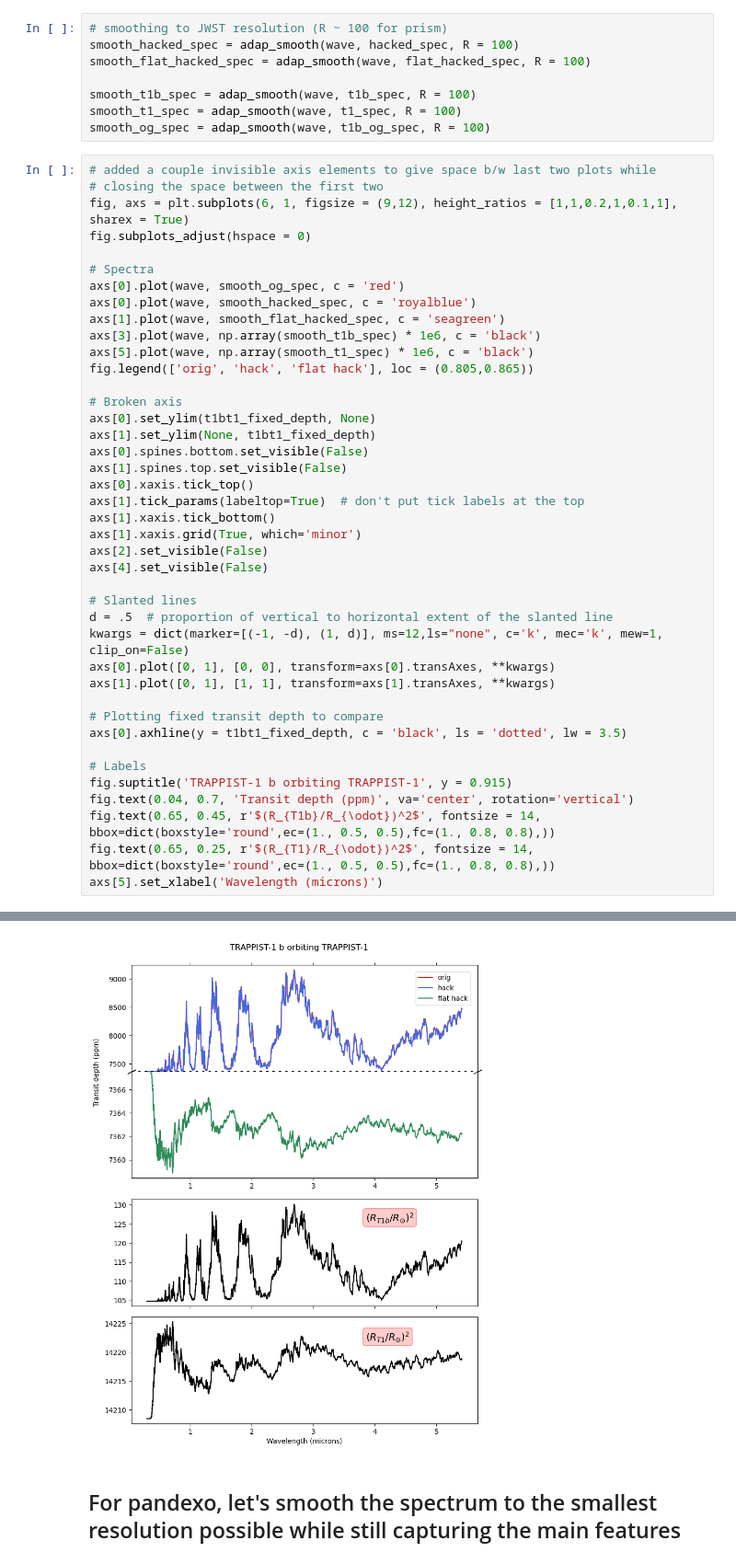
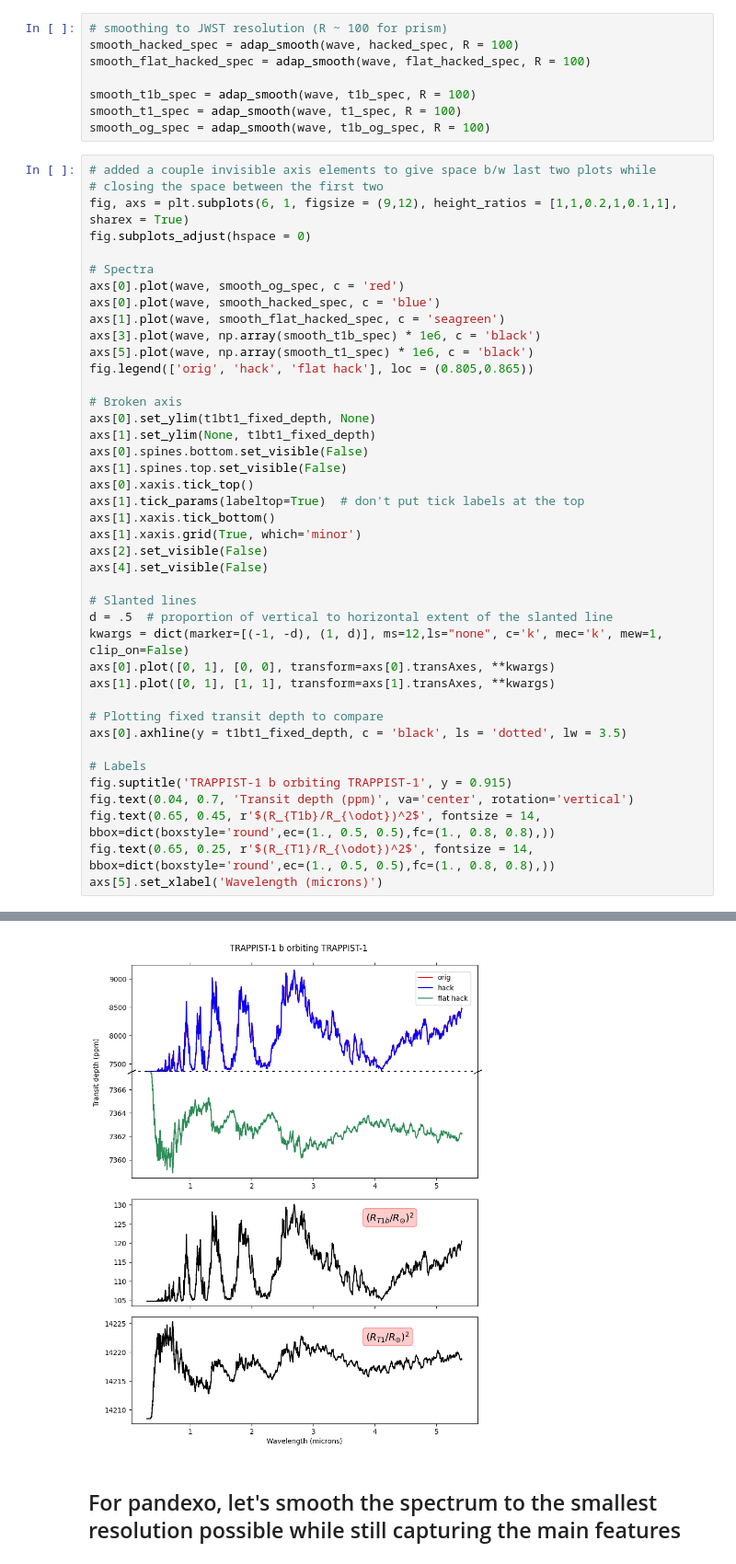
Before and after one commit to steph-coffey/first-year-project, a Jupyter notebook: hacking trappist.ipynb, the cells around one changed output, grey strips where cells are left out. Shown at 92% size. Cells and saved outputs as stored; diff of their text form.

```diff
--- a/hacking trappist.ipynb
+++ b/hacking trappist.ipynb
@@ -87,7 +87,7 @@ fig.subplots_adjust(hspace = 0)
 
 # Spectra
 axs[0].plot(wave, smooth_og_spec, c = 'red')
-axs[0].plot(wave, smooth_hacked_spec, c = 'royalblue')
+axs[0].plot(wave, smooth_hacked_spec, c = 'blue')
 axs[1].plot(wave, smooth_flat_hacked_spec, c = 'seagreen')
 axs[3].plot(wave, np.array(smooth_t1b_spec) * 1e6, c = 'black')
 axs[5].plot(wave, np.array(smooth_t1_spec) * 1e6, c = 'black')
@@ -95,34 +95,34 @@ fig.legend(['orig', 'hack', 'flat hack'], loc = (0.805,0.865))
 
 # Broken axis
 axs[0].set_ylim(t1bt1_fixed_depth, None)
 axs[1].set_ylim(None, t1bt1_fixed_depth)
 axs[0].spines.bottom.set_visible(False)
 axs[1].spines.top.set_visible(False)
 axs[0].xaxis.tick_top()
 axs[1].tick_params(labeltop=True)  # don't put tick labels at the top
 axs[1].xaxis.tick_bottom()
 axs[1].xaxis.grid(True, which='minor')
 axs[2].set_visible(False)
 axs[4].set_visible(False)
 
 # Slanted lines
 d = .5  # proportion of vertical to horizontal extent of the slanted line
 kwargs = dict(marker=[(-1, -d), (1, d)], ms=12,ls="none", c='k', mec='k', mew=1, clip_on=False)
 axs[0].plot([0, 1], [0, 0], transform=axs[0].transAxes, **kwargs)
 axs[1].plot([0, 1], [1, 1], transform=axs[1].transAxes, **kwargs)
 
 # Plotting fixed transit depth to compare
 axs[0].axhline(y = t1bt1_fixed_depth, c = 'black', ls = 'dotted', lw = 3.5)
 
 # Labels
 fig.suptitle('TRAPPIST-1 b orbiting TRAPPIST-1', y = 0.915)
 fig.text(0.04, 0.7, 'Transit depth (ppm)', va='center', rotation='vertical')
 fig.text(0.65, 0.45, r'$(R_{T1b}/R_{\odot})^2$', fontsize = 14, bbox=dict(boxstyle='round',ec=(1., 0.5, 0.5),fc=(1., 0.8, 0.8),))
 fig.text(0.65, 0.25, r'$(R_{T1}/R_{\odot})^2$', fontsize = 14, bbox=dict(boxstyle='round',ec=(1., 0.5, 0.5),fc=(1., 0.8, 0.8),))
 axs[5].set_xlabel('Wavelength (microns)')
 # %% [output]
 Text(0.5, 0, 'Wavelength (microns)')
-[figure, old version]
+[figure, new version]
 # %% [markdown]
 ## For pandexo, let's smooth the spectrum to the smallest resolution possible while still capturing the main features
 # %%
```
Also changed, not shown: parts of 3 cells of this notebook, 7 other files.
